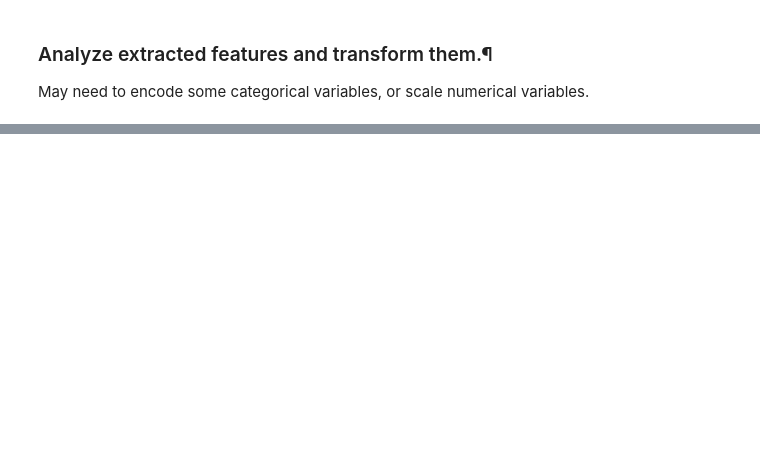
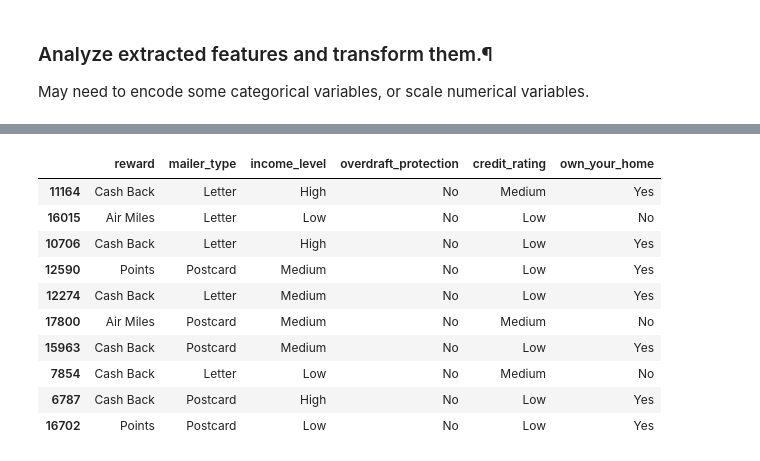
Before and after one commit to hollyjanedalton/mid_bootcamp_project, a Jupyter notebook: Building models.ipynb, the cells around one changed output, grey strips where cells are left out. Cells and saved outputs as stored; diff of their text form; code cells hidden in the pictures; blank space fills up the shorter version.

```diff
--- a/Building models.ipynb
+++ b/Building models.ipynb
@@ -100,0 +175,16 @@ X_train_num = X_train.select_dtypes(include = np.number)
+# %%
+X_categoricals_train= X_train.select_dtypes(object)
+X_categoricals_test= X_test.select_dtypes(object)
+X_categoricals_train.head(10) #can see has same index as X_train
+# %% [output]
+|  | reward | mailer_type | income_level | overdraft_protection | credit_rating | own_your_home |
+| 11164 | Cash Back | Letter | High | No | Medium | Yes |
+| 16015 | Air Miles | Letter | Low | No | Low | No |
+| 10706 | Cash Back | Letter | High | No | Low | Yes |
+| 12590 | Points | Postcard | Medium | No | Low | Yes |
+| 12274 | Cash Back | Letter | Medium | No | Low | Yes |
+| 17800 | Air Miles | Postcard | Medium | No | Medium | No |
+| 15963 | Cash Back | Postcard | Medium | No | Low | Yes |
+| 7854 | Cash Back | Letter | Low | No | Medium | No |
+| 6787 | Cash Back | Postcard | High | No | Low | Yes |
+| 16702 | Points | Postcard | Low | No | Low | Yes |
```
Also changed, not shown: parts of 11 cells of this notebook.
